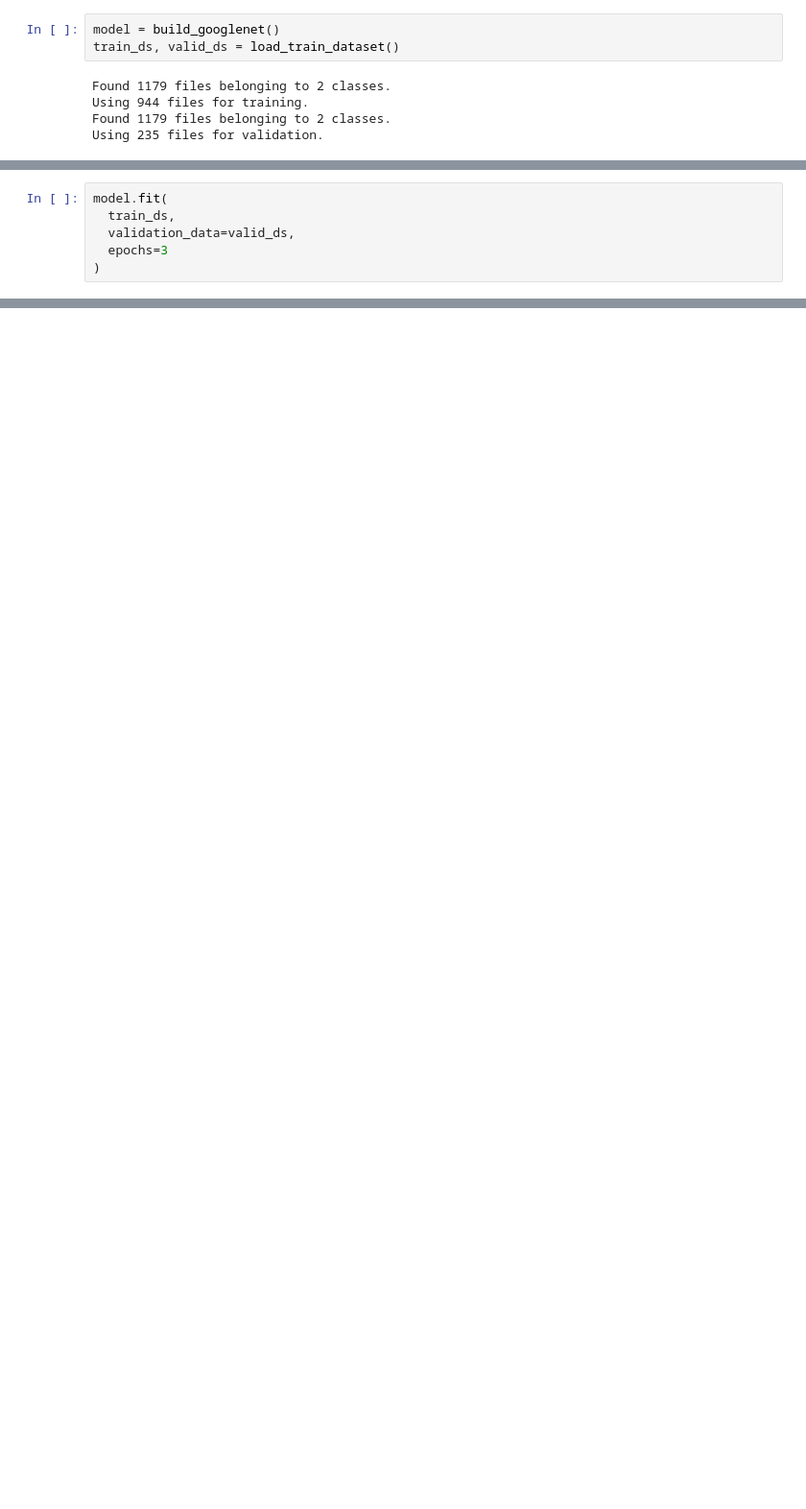
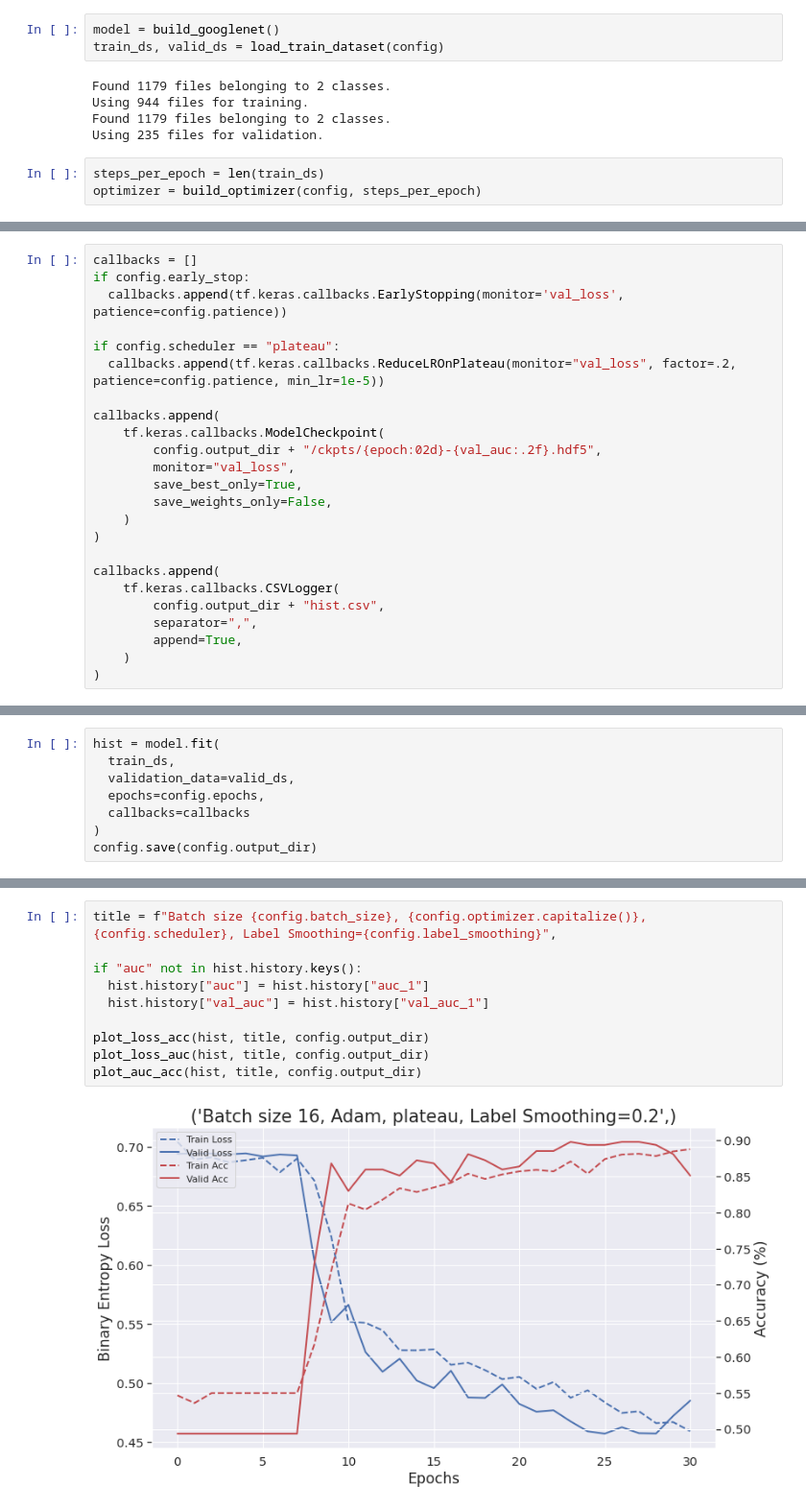
Before and after one commit to 1pha/ann-2022-project, a Jupyter notebook: train.ipynb, the cells around one changed output, grey strips where cells are left out. Shown: that part at 96% size. Cells and saved outputs as stored; diff of their text form; blank space fills up the shorter version.

```diff
--- a/train.ipynb
+++ b/train.ipynb
@@ -4,8 +47,11 @@ from src import build_googlenet, load_train_dataset
 # %%
 model = build_googlenet()
-train_ds, valid_ds = load_train_dataset()
+train_ds, valid_ds = load_train_dataset(config)
 # %% [output]
 Found 1179 files belonging to 2 classes.
 Using 944 files for training.
 Found 1179 files belonging to 2 classes.
 Using 235 files for validation.
+# %%
+steps_per_epoch = len(train_ds)
+optimizer = build_optimizer(config, steps_per_epoch)
@@ -17,0 +73,24 @@ model.compile(
+# %%
+callbacks = []
+if config.early_stop:
+  callbacks.append(tf.keras.callbacks.EarlyStopping(monitor='val_loss', patience=config.patience))
+
+if config.scheduler == "plateau":
+  callbacks.append(tf.keras.callbacks.ReduceLROnPlateau(monitor="val_loss", factor=.2, patience=config.patience, min_lr=1e-5))
+
+callbacks.append(
+    tf.keras.callbacks.ModelCheckpoint(
+        config.output_dir + "/ckpts/{epoch:02d}-{val_auc:.2f}.hdf5",
+        monitor="val_loss",
+        save_best_only=True,
+        save_weights_only=False,
+    )
+)
+
+callbacks.append(
+    tf.keras.callbacks.CSVLogger(
+        config.output_dir + "hist.csv",
+        separator=",",
+        append=True,
+    )
+)
@@ -18,7 +99,9 @@ model.compile(
 # %%
-model.fit(
+hist = model.fit(
   train_ds,
   validation_data=valid_ds,
-  epochs=3
+  epochs=config.epochs,
+  callbacks=callbacks
 )
+config.save(config.output_dir)
 # %% [output]
@@ -46,0 +154,12 @@ ResourceExhaustedError: in user code:
+# %%
+title = f"Batch size {config.batch_size}, {config.optimizer.capitalize()}, {config.scheduler}, Label Smoothing={config.label_smoothing}",
+
+if "auc" not in hist.history.keys():
+  hist.history["auc"] = hist.history["auc_1"]
+  hist.history["val_auc"] = hist.history["val_auc_1"]
+
+plot_loss_acc(hist, title, config.output_dir)
+plot_loss_auc(hist, title, config.output_dir)
+plot_auc_acc(hist, title, config.output_dir)
+# %% [output]
+[figure, added]
```
Also changed, not shown: parts of 26 cells of this notebook.
